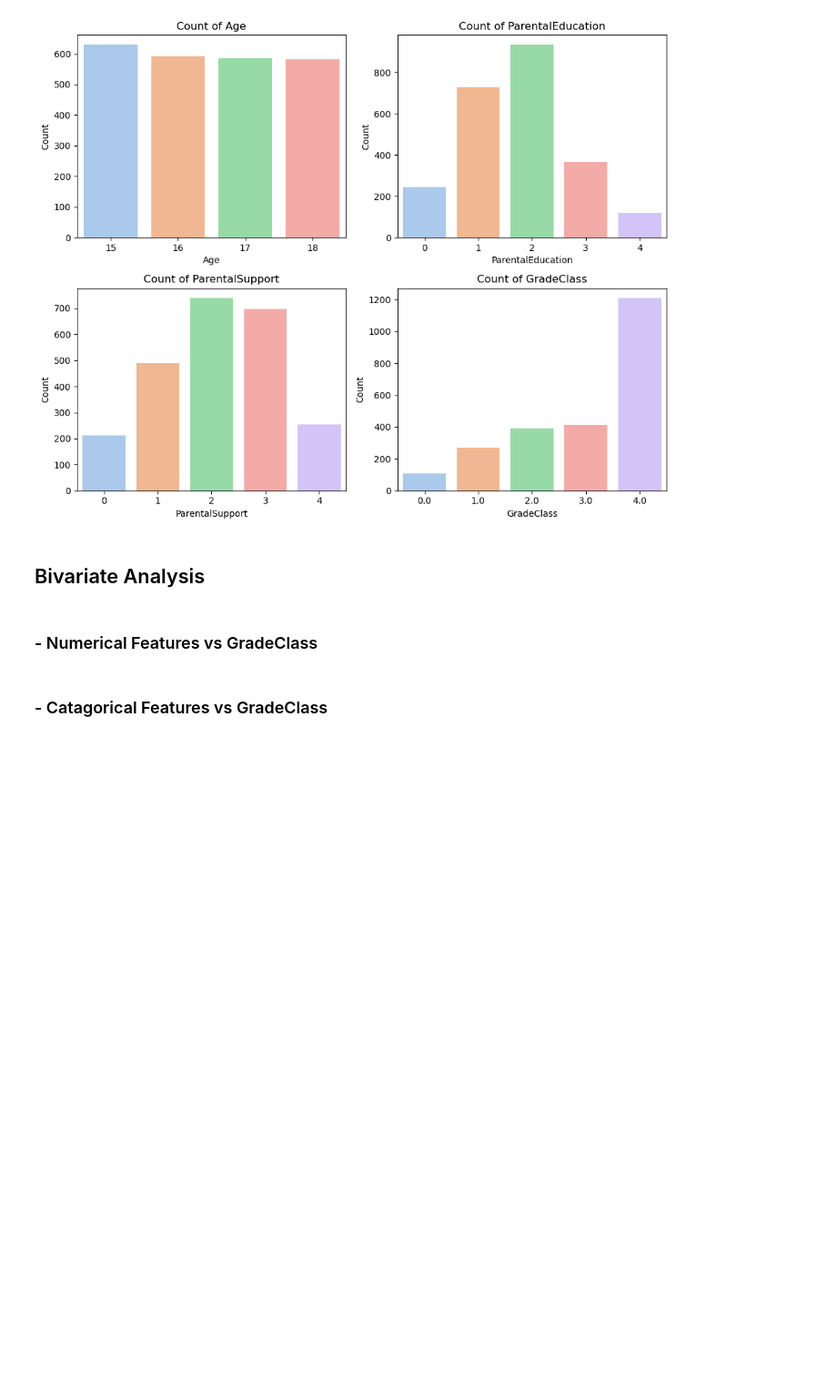
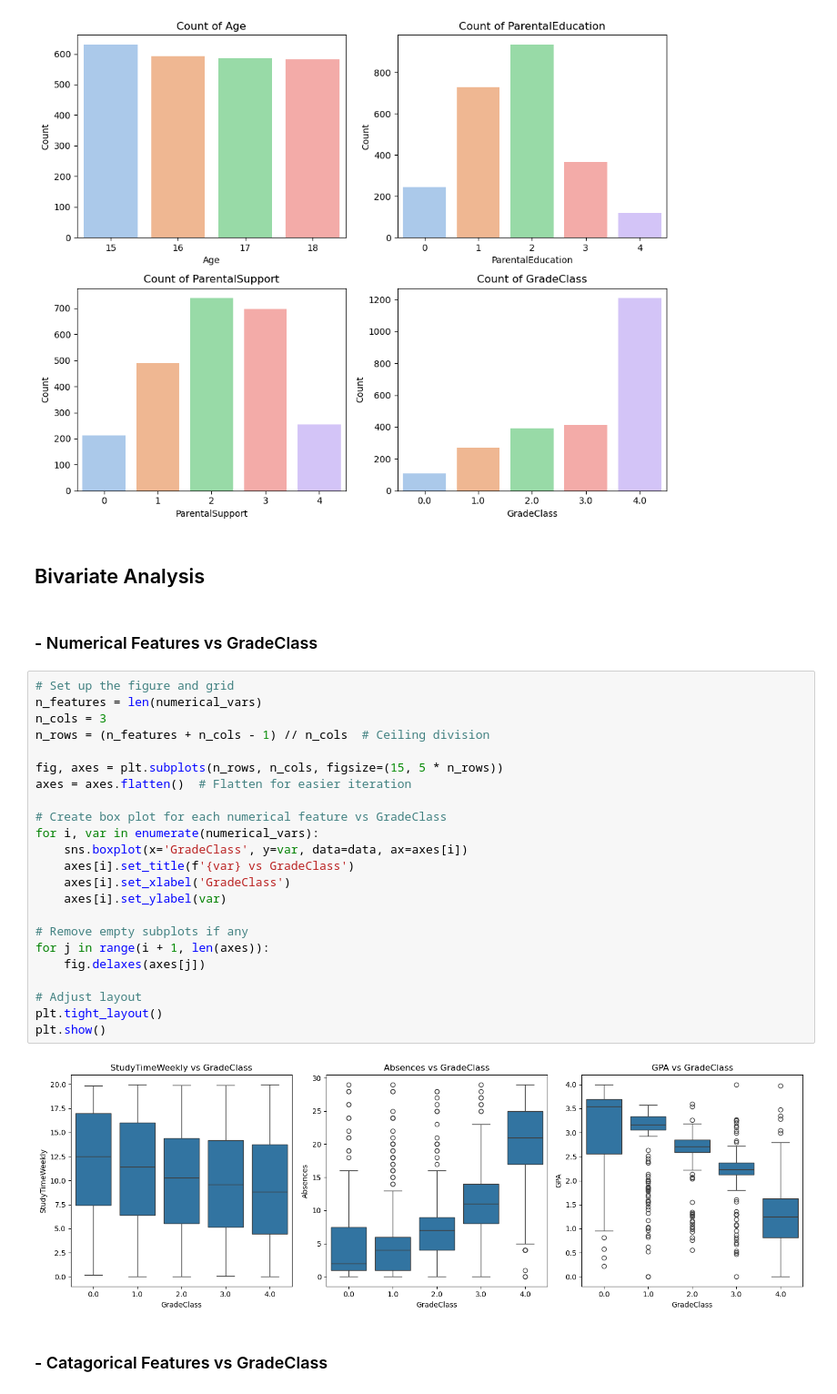
Before and after one commit to jeremiafourie/BrightPath-Grade-Predictor, a Jupyter notebook: notebooks/eda.ipynb, the cells around one changed output. Shown at 91% size. Drawn from its saved outputs; the diff is of its cells as text; blank space fills up the shorter version.

Commit message:
Added python scripts to visualize data for Bivariate Analysis

```diff
--- a/notebooks/eda.ipynb
+++ b/notebooks/eda.ipynb
@@ -145,5 +124,30 @@ plt.show()
 ## Bivariate Analysis
 # %% [markdown]
 ### - Numerical Features vs GradeClass
+# %%
+# Set up the figure and grid
+n_features = len(numerical_vars)
+n_cols = 3
+n_rows = (n_features + n_cols - 1) // n_cols  # Ceiling division
+
+fig, axes = plt.subplots(n_rows, n_cols, figsize=(15, 5 * n_rows))
+axes = axes.flatten()  # Flatten for easier iteration
+
+# Create box plot for each numerical feature vs GradeClass
+for i, var in enumerate(numerical_vars):
+    sns.boxplot(x='GradeClass', y=var, data=data, ax=axes[i])
+    axes[i].set_title(f'{var} vs GradeClass')
+    axes[i].set_xlabel('GradeClass')
+    axes[i].set_ylabel(var)
+
+# Remove empty subplots if any
+for j in range(i + 1, len(axes)):
+    fig.delaxes(axes[j])
+
+# Adjust layout
+plt.tight_layout()
+plt.show()
+# %% [output]
+[figure, added]
 # %% [markdown]
 ### - Catagorical Features vs GradeClass
```
Also changed, not shown: parts of 3 cells of this notebook.
